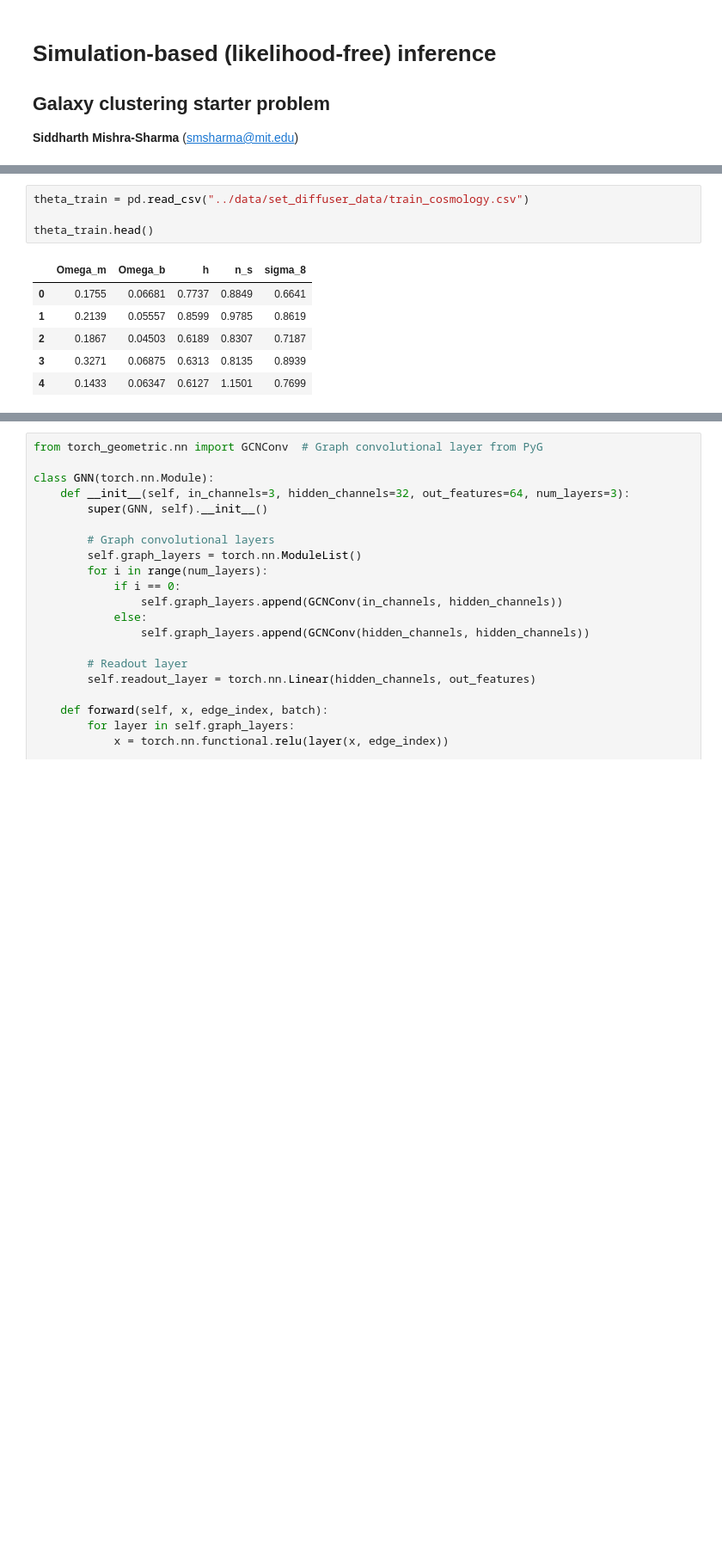
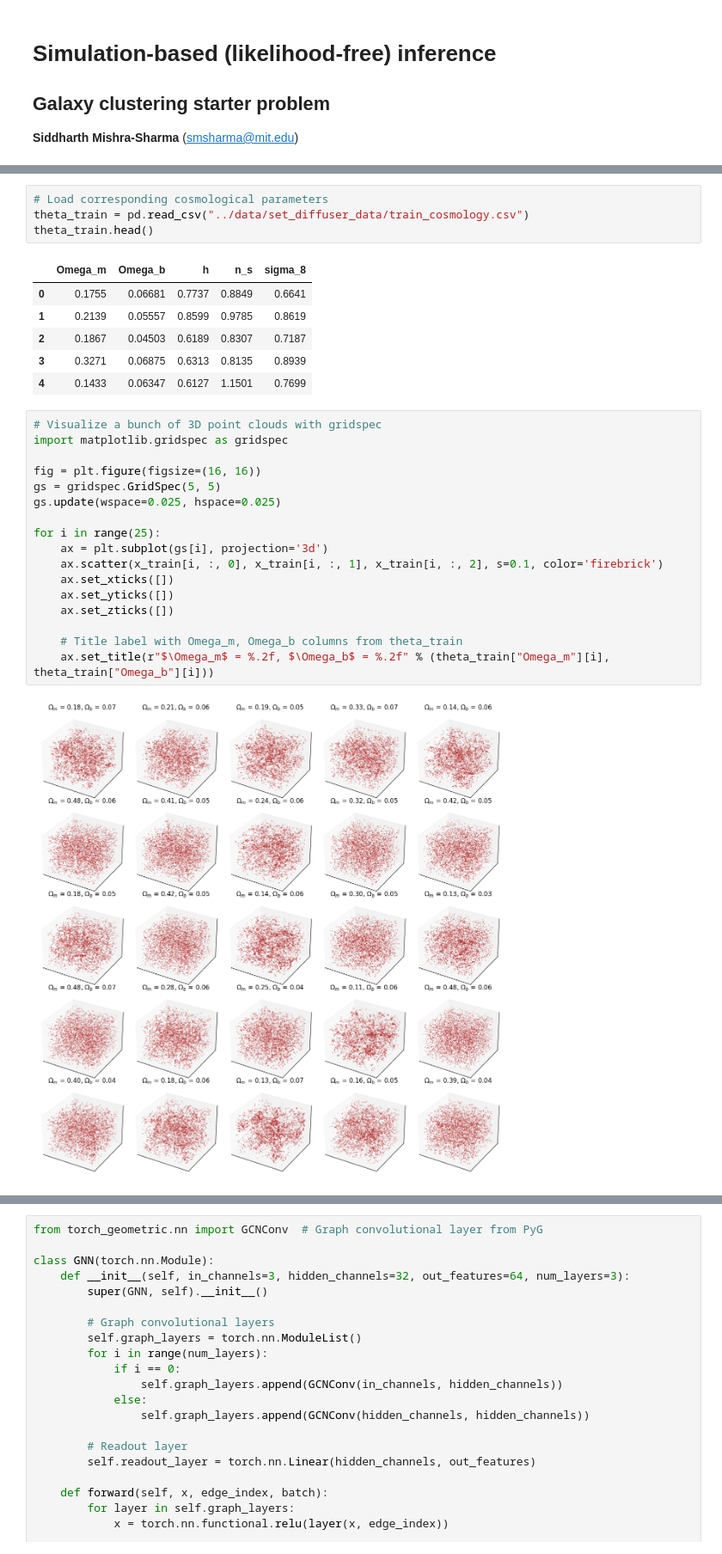
Before and after one commit to ThomasHelfer/multimodal-supernovae, a Jupyter notebook: sbi/notebooks/03_galaxies.ipynb, the cells around one changed output, grey strips where cells are left out. Shown at 86% size. Drawn from its saved outputs; the diff is of its cells as text; blank space fills up the shorter version.

```diff
--- a/sbi/notebooks/03_galaxies.ipynb
+++ b/sbi/notebooks/03_galaxies.ipynb
@@ -20,6 +43,6 @@ x_train.shape  # (n_data, n_points, n_features); features are (x, y, z, vx, vy,
 # %%
+# Load corresponding cosmological parameters
 theta_train = pd.read_csv("../data/set_diffuser_data/train_cosmology.csv")
-
 theta_train.head()
 # %% [output]
 |  | Omega_m | Omega_b | h | n_s | sigma_8 |
@@ -28,3 +51,22 @@ theta_train.head()
 | 2 | 0.1867 | 0.04503 | 0.6189 | 0.8307 | 0.7187 |
 | 3 | 0.3271 | 0.06875 | 0.6313 | 0.8135 | 0.8939 |
 | 4 | 0.1433 | 0.06347 | 0.6127 | 1.1501 | 0.7699 |
+# %%
+# Visualize a bunch of 3D point clouds with gridspec
+import matplotlib.gridspec as gridspec
+
+fig = plt.figure(figsize=(16, 16))
+gs = gridspec.GridSpec(5, 5)
+gs.update(wspace=0.025, hspace=0.025)
+
+for i in range(25):
+    ax = plt.subplot(gs[i], projection='3d')
+    ax.scatter(x_train[i, :, 0], x_train[i, :, 1], x_train[i, :, 2], s=0.1, color='firebrick')
+    ax.set_xticks([])
+    ax.set_yticks([])
+    ax.set_zticks([])
+
+    # Title label with Omega_m, Omega_b columns from theta_train
+    ax.set_title(r"$\Omega_m$ = %.2f, $\Omega_b$ = %.2f" % (theta_train["Omega_m"][i], theta_train["Omega_b"][i]))
+# %% [output]
+[figure, added]
```
Also changed, not shown: parts of 19 cells of this notebook, 3 other files.
